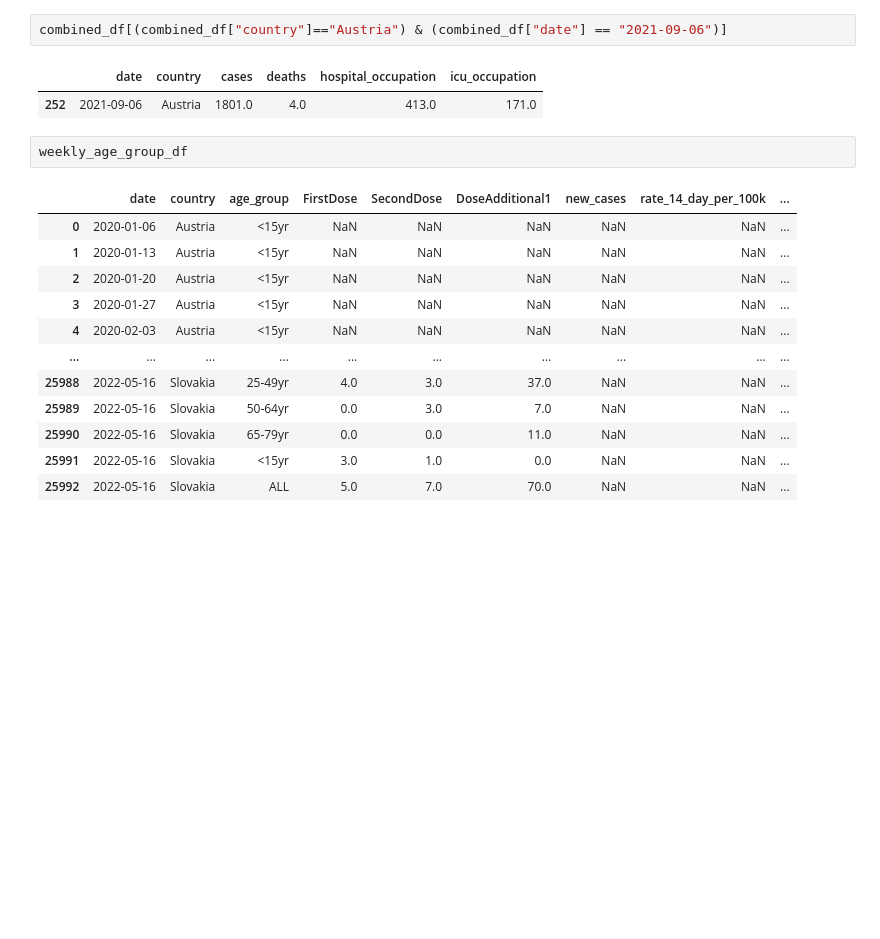
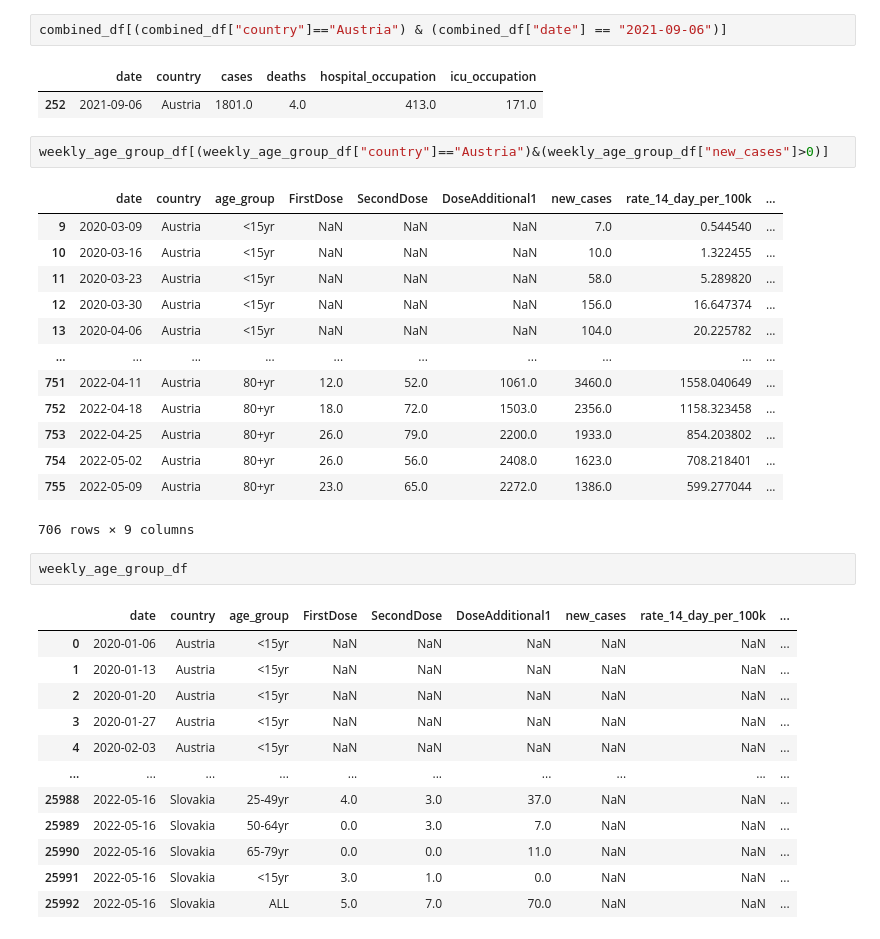
Before and after one commit to ciphersmaug/dst-project, a Jupyter notebook: data_transformation.ipynb, the cells around one changed output. Cells and saved outputs as stored; diff of their text form; blank space fills up the shorter version.

```diff
--- a/data_transformation.ipynb
+++ b/data_transformation.ipynb
@@ -417,6 +427,22 @@ combined_df[(combined_df["country"]=="Austria") & (combined_df["date"] == "2021-
 # %% [output]
 |  | date | country | cases | deaths | hospital_occupation | icu_occupation |
 | 252 | 2021-09-06 | Austria | 1801.0 | 4.0 | 413.0 | 171.0 |
+# %%
+weekly_age_group_df[(weekly_age_group_df["country"]=="Austria")&(weekly_age_group_df["new_cases"]>0)]
+# %% [output]
+|  | date | country | age_group | FirstDose | SecondDose | DoseAdditional1 | new_cases | rate_14_day_per_100k | ... |
+| 9 | 2020-03-09 | Austria | <15yr | NaN | NaN | NaN | 7.0 | 0.544540 | ... |
+| 10 | 2020-03-16 | Austria | <15yr | NaN | NaN | NaN | 10.0 | 1.322455 | ... |
+| 11 | 2020-03-23 | Austria | <15yr | NaN | NaN | NaN | 58.0 | 5.289820 | ... |
+| 12 | 2020-03-30 | Austria | <15yr | NaN | NaN | NaN | 156.0 | 16.647374 | ... |
+| 13 | 2020-04-06 | Austria | <15yr | NaN | NaN | NaN | 104.0 | 20.225782 | ... |
+| ... | ... | ... | ... | ... | ... | ... | ... | ... | ... |
+| 751 | 2022-04-11 | Austria | 80+yr | 12.0 | 52.0 | 1061.0 | 3460.0 | 1558.040649 | ... |
+| 752 | 2022-04-18 | Austria | 80+yr | 18.0 | 72.0 | 1503.0 | 2356.0 | 1158.323458 | ... |
+| 753 | 2022-04-25 | Austria | 80+yr | 26.0 | 79.0 | 2200.0 | 1933.0 | 854.203802 | ... |
+| 754 | 2022-05-02 | Austria | 80+yr | 26.0 | 56.0 | 2408.0 | 1623.0 | 708.218401 | ... |
+| 755 | 2022-05-09 | Austria | 80+yr | 23.0 | 65.0 | 2272.0 | 1386.0 | 599.277044 | ... |
+706 rows × 9 columns
 # %%
 weekly_age_group_df
 # %% [output]
```
Also changed, not shown: parts of 1 cell of this notebook.
